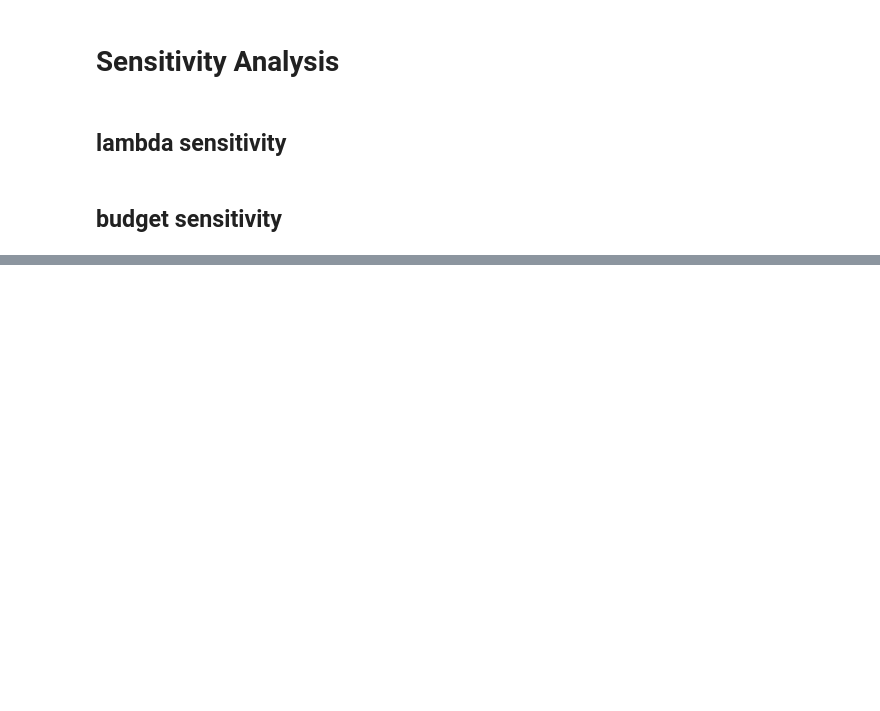
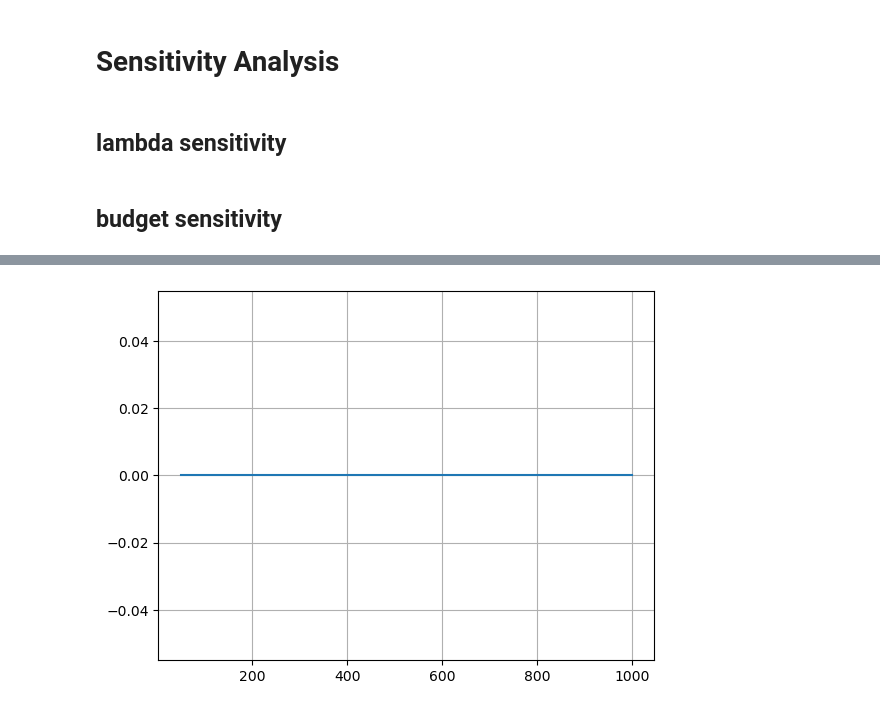
Before and after one commit to noahjillson/Recipe-Optimizations, a Jupyter notebook: modeling.ipynb, the cells around one changed output, grey strips where cells are left out. Cells and saved outputs as stored; diff of their text form; code cells hidden in the pictures; blank space fills up the shorter version.

```diff
--- a/modeling.ipynb
+++ b/modeling.ipynb
@@ -138,2 +146,5 @@ sns.lineplot(x = budget, y = amount_recipes)
 # %%
 sns.lineplot(x = budget, y = loss)
+plt.grid()
+# %% [output]
+[figure, added]
```
Also changed, not shown: parts of 7 cells of this notebook, 3 other files.
